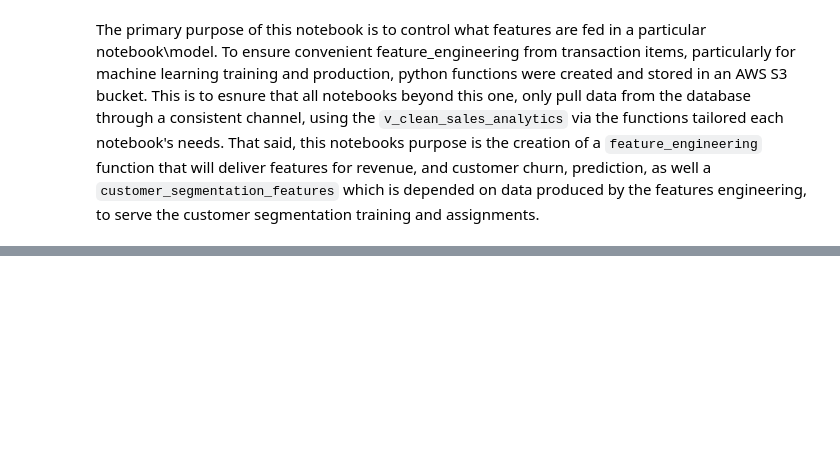
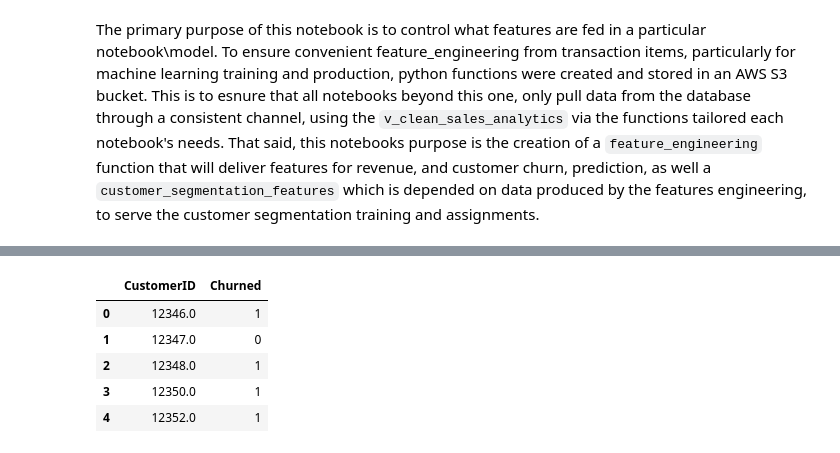
Before and after one commit to mundundan-star/online-retail-customer-analytics, a Jupyter notebook: 2.0 Feature_Engineering.ipynb, the cells around one changed output, grey strips where cells are left out. Cells and saved outputs as stored; diff of their text form; code cells hidden in the pictures; blank space fills up the shorter version.

```diff
--- a/2.0 Feature_Engineering.ipynb
+++ b/2.0 Feature_Engineering.ipynb
@@ -184,0 +185,51 @@ Preview of features particular to Customer Segmentation
+# %%
+#Feature Engineering specific to Churn Predictions Notebook
+
+with open("churn_label_assignment.py", "w") as f:
+    f.write("""import pandas as pd
+import numpy as np
+def churn_label_assignment(df):
+        data1 = df[df["InvoiceDate"] <= '2011-08-31']
+        data2 = df[df["InvoiceDate"] > '2011-08-31']
+
+        # Last purchase before 2011-08-31
+        lastpurchase = data1.groupby("CustomerID").agg(
+        LastPurchase = ("InvoiceDate","max"))
+
+        # First purchase after 2011-08-31
+        firstpurchase = data2.groupby("CustomerID").agg(
+        FirstPurchase = ("InvoiceDate","min"))
+
+        data = lastpurchase.join(firstpurchase, how = 'left')
+
+        cutoff_date = data1["InvoiceDate"].max()
+
+        # InterPurchaseInterval to know if customer had churned by August custoff
+        data["InterPurchaseInterval1"] = (cutoff_date - data["LastPurchase"]).dt.days
+
+        # InterPurchaseInterval to determine churn after August cutoff
+        data["InterPurchaseInterval2"] = (data["FirstPurchase"] - data["LastPurchase"]).dt.days
+
+        churn_days = 100
+        data["Inactive"] = np.where(data["InterPurchaseInterval1"] < churn_days, 0, 1)
+        data["Churned"] = np.where(data["InterPurchaseInterval2"] < churn_days, 0, 1)
+
+        data = data["Churned"].reset_index()
+
+        print()
+        print("Churn labels for transactions before 2011-08-31")
+        return data""")
+
+s3.upload_file("churn_label_assignment.py", bucket_name, "functions/churn_label_assignment.py")
+print("Successfully uploaded churn function to AWS S3 bucket")
+
+s3.download_file(bucket_name, "functions/churn_label_assignment.py", "churn_label_assignment")
+print("Successfully downloaded churn function from AWS S3 bucket for preview")
+
+sys.path.append(os.getcwd())
+import churn_label_assignment
+importlib.reload(churn_label_assignment)
+from churn_label_assignment import churn_label_assignment
+
+churn_label_assignment(df).head()
+# %% [output]
@@ -184,0 +240,6 @@ Preview of features particular to Customer Segmentation
+|  | CustomerID | Churned |
+| 0 | 12346.0 | 1 |
+| 1 | 12347.0 | 0 |
+| 2 | 12348.0 | 1 |
+| 3 | 12350.0 | 1 |
+| 4 | 12352.0 | 1 |
```
Also changed, not shown: parts of 3 cells of this notebook.
